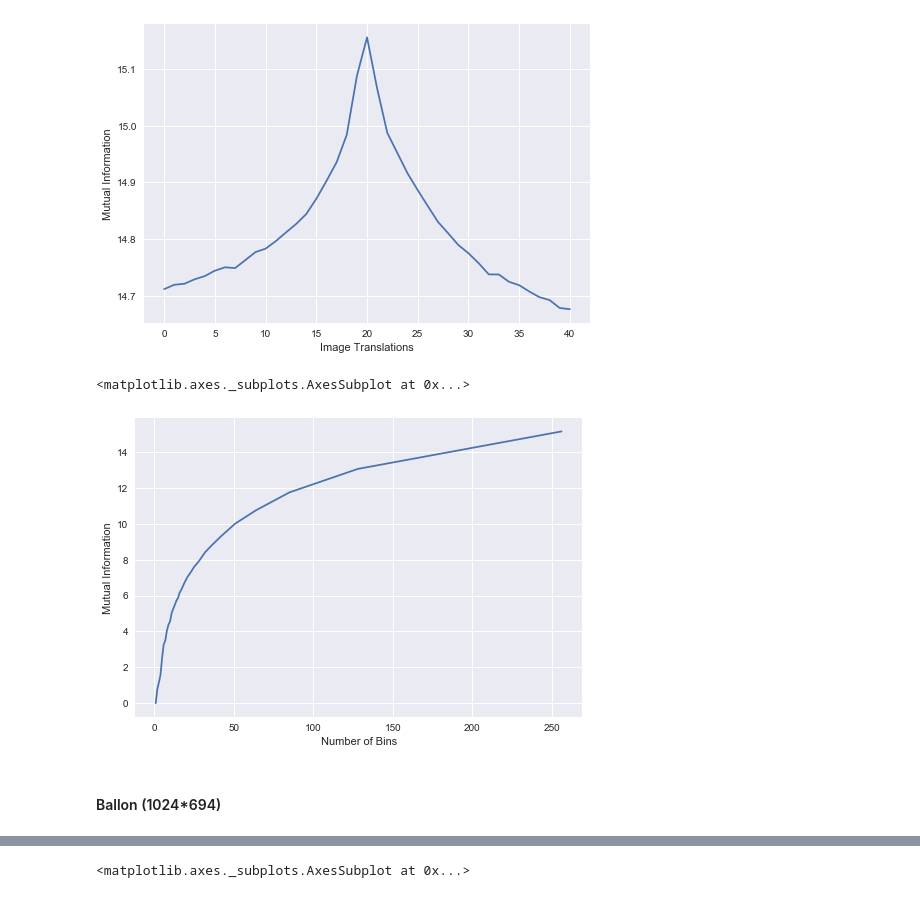
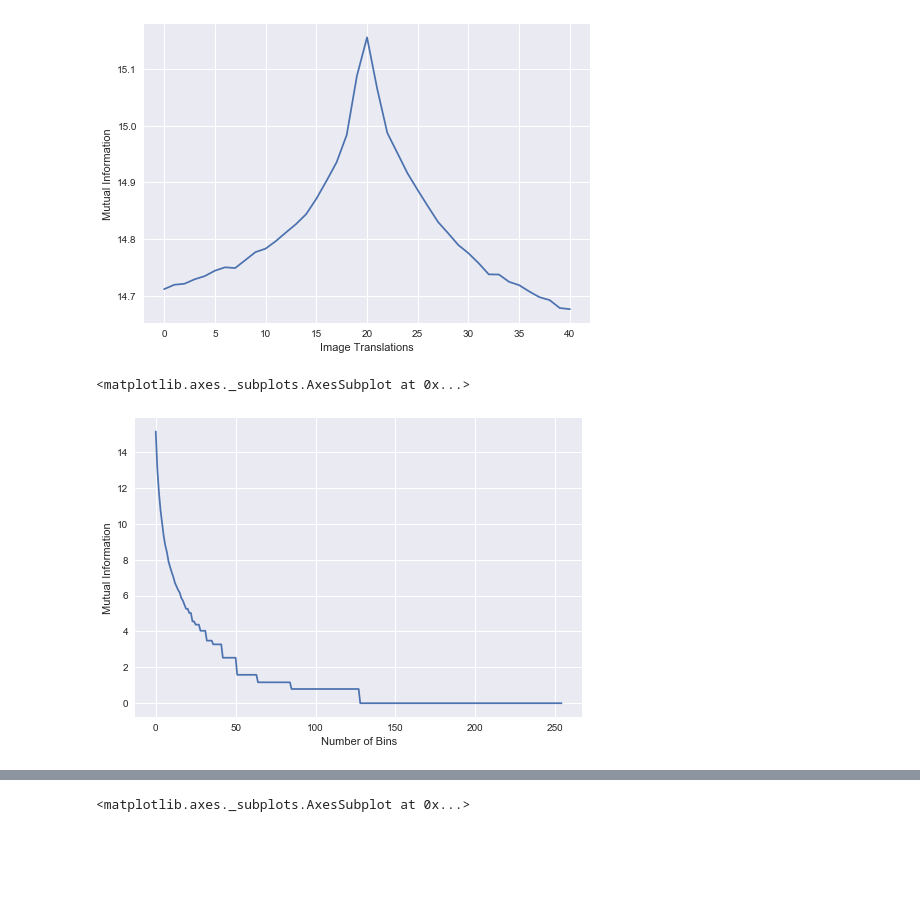
Before and after one commit to otmanesabir/ImgProc, a Jupyter notebook: Mutual Information/src/explore.ipynb, the cells around one changed output, grey strips where cells are left out. Cells and saved outputs as stored; diff of their text form; code cells hidden in the pictures; blank space fills up the shorter version.

```diff
--- a/Mutual Information/src/explore.ipynb
+++ b/Mutual Information/src/explore.ipynb
@@ -122,11 +98,9 @@ sns.lineplot([x for x in range(41)], mutualInfoCalc(flower, 256))
 <matplotlib.axes._subplots.AxesSubplot at 0x...>
 [figure]
 # %%
-mis = binSizeChangeAlt(flower)
-x, y = zip(*(sorted(mis.items())))
 fig = plt.figure()
 plt.ylabel('Mutual Information')
 plt.xlabel('Number of Bins')
-sns.lineplot(x, y)
+sns.lineplot([x for x in range(255)], binSizeChange(flower))
 # %% [output]
 <matplotlib.axes._subplots.AxesSubplot at 0x...>
@@ -136,7 +107,0 @@ sns.lineplot(x, y)
-# %%
-mis = binSizeChangeAlt(flower)
-x, y = zip(*(sorted(mis.items())))
-fig = plt.figure()
-plt.ylabel('Mutual Information')
-plt.xlabel('Bin Size')
-sns.lineplot([int(256/i) for i in x], y)
@@ -160,14 +116,10 @@ sns.lineplot([x for x in range(41)], mutualInfoCalc(puffin, 256))
 <matplotlib.axes._subplots.AxesSubplot at 0x...>
 [figure]
 # %%
-mis = binSizeChangeAlt(puffin)
-x, y = zip(*(sorted(mis.items())))
 fig = plt.figure()
 plt.ylabel('Mutual Information')
 plt.xlabel('Number of Bins')
-sns.lineplot(x, y)
+sns.lineplot([x for x in range(255)], binSizeChange(puffin))
 # %% [output]
 <matplotlib.axes._subplots.AxesSubplot at 0x...>
-[figure, old version]
+[figure, new version]
-# %% [markdown]
-#### Ballon (1024*694)
```
Also changed, not shown: parts of 12 cells of this notebook.
